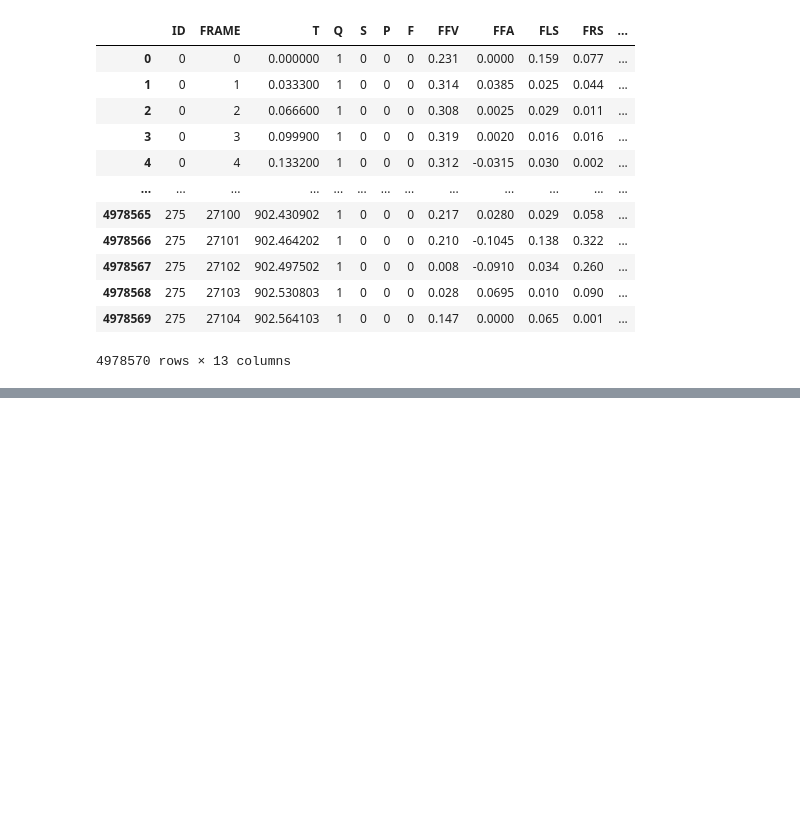
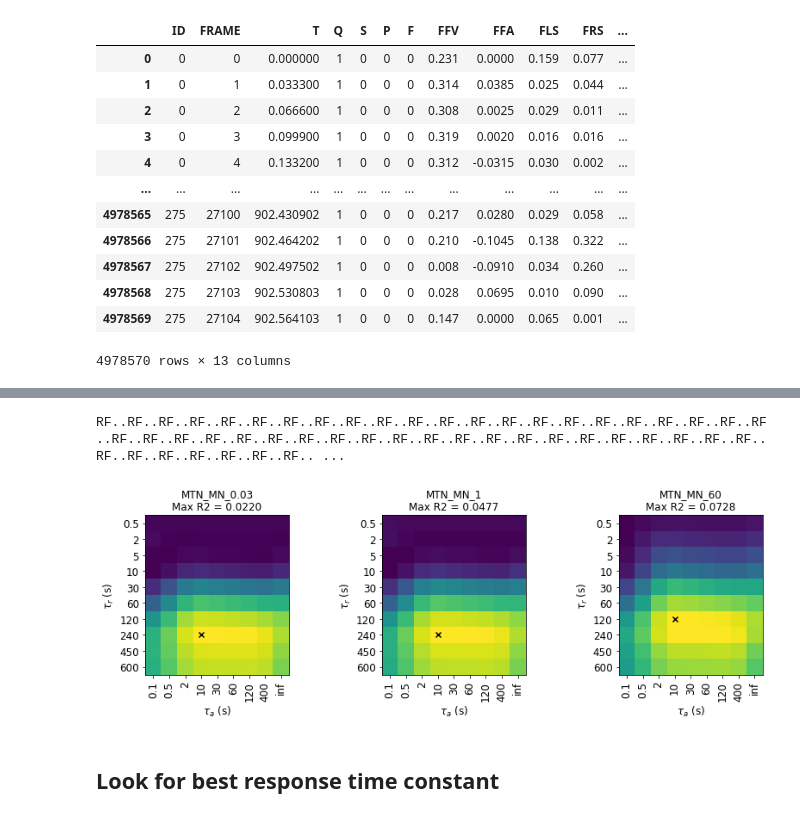
Before and after one commit to rkp8000/inferring-neural-codes, a Jupyter notebook: 5_F_record_fit_mtn_ma_reduced.ipynb, the cells around one changed output, grey strips where cells are left out. Cells and saved outputs as stored; diff of their text form; code cells hidden in the pictures; blank space fills up the shorter version.

```diff
--- a/5_F_record_fit_mtn_ma_reduced.ipynb
+++ b/5_F_record_fit_mtn_ma_reduced.ipynb
@@ -149,0 +287,56 @@ r2_train_mns
+# %%
+# one-neuron population -- equal response to sine and pulse, sweep over response timescales
+fname = '0C_single_tau_r_tau_a_sweep_pulse_sel'
+tau_r_sweep = [.5, 2, 5, 10, 30, 60, 120, 240, 450, 600]
+tau_a_sweep = [.1, .5, 2, 10, 30, 60, 120, 400, np.inf]
+r2_test_mn_all = {targ: np.nan*np.zeros((len(tau_r_sweep), len(tau_a_sweep))) for targ in TARGS}
+
+for ctau_r, tau_r in enumerate(tau_r_sweep):
+    for ctau_a, tau_a in enumerate(tau_a_sweep):
+        tau_rs = tau_r*np.ones(1)
+        tau_as = tau_a*np.ones(1)
+        x_ss = np.array([0])
+        x_ps = np.array([1])
+
+        r2_test_mns = record_fit(tau_rs, tau_as, x_ss, x_ps)[1]
+        for targ in TARGS:
+            r2_test_mn_all[targ][ctau_r, ctau_a] = r2_test_mns[targ]
+
+np.save(f'data/simple/mlv/ma_red/{fname}.npy', np.array([{
+    'tau_r_sweep': tau_r_sweep,
+    'tau_a_sweep': tau_a_sweep,
+    'r2_test_mn_all': r2_test_mn_all
+}]))
+# %% [output]
+RF..RF..RF..RF..RF..RF..RF..RF..RF..RF..RF..RF..RF..RF..RF..RF..RF..RF..RF..RF..RF..RF..RF..RF..RF..RF..RF..RF..RF..RF..RF..RF..RF..RF..RF..RF..RF..RF..RF..RF..RF..RF..RF..RF..RF..RF..RF..RF..RF..RF.. ...
+# %%
+rslts = np.load(f'data/simple/mlv/ma_red/0C_single_tau_r_tau_a_sweep_pulse_sel.npy', allow_pickle=True)[0]
+fig, axs = plt.subplots(1, 3, figsize=(12, 4), tight_layout=True)
+for ax, targ in zip(axs, TARGS):
+    ax.matshow(rslts['r2_test_mn_all'][targ])
+
+    idx_best = np.unravel_index(
+        rslts['r2_test_mn_all'][targ].flatten().argmax(),
+        rslts['r2_test_mn_all'][targ].shape)
+
+    max_r2 = rslts['r2_test_mn_all'][targ][idx_best[0], idx_best[1]]
+
+    ax.scatter(idx_best[1], idx_best[0], c='k', marker='x', zorder=1)
+
+    set_plot(
+        ax,
+        x_ticks=np.arange(len(rslts['tau_a_sweep'])),
+        y_ticks=np.arange(len(rslts['tau_r_sweep'])),
+        y_tick_labels=rslts['tau_r_sweep'],
+        x_label=r'$\tau_a$ (s)',
+        y_label=r'$\tau_r$ (s)',
+        title=f'{targ}\nMax R2 = {max_r2:.4f}',
+        font_size=12,
+        )
+
+    ax.set_xticklabels(rslts['tau_a_sweep'], rotation=90, fontsize=12)
+    ax.xaxis.tick_bottom()
+# %% [output]
+[figure, added]
+# %% [markdown]
+## Look for best response time constant
```
Also changed, not shown: parts of 41 cells of this notebook, 12 other files.
